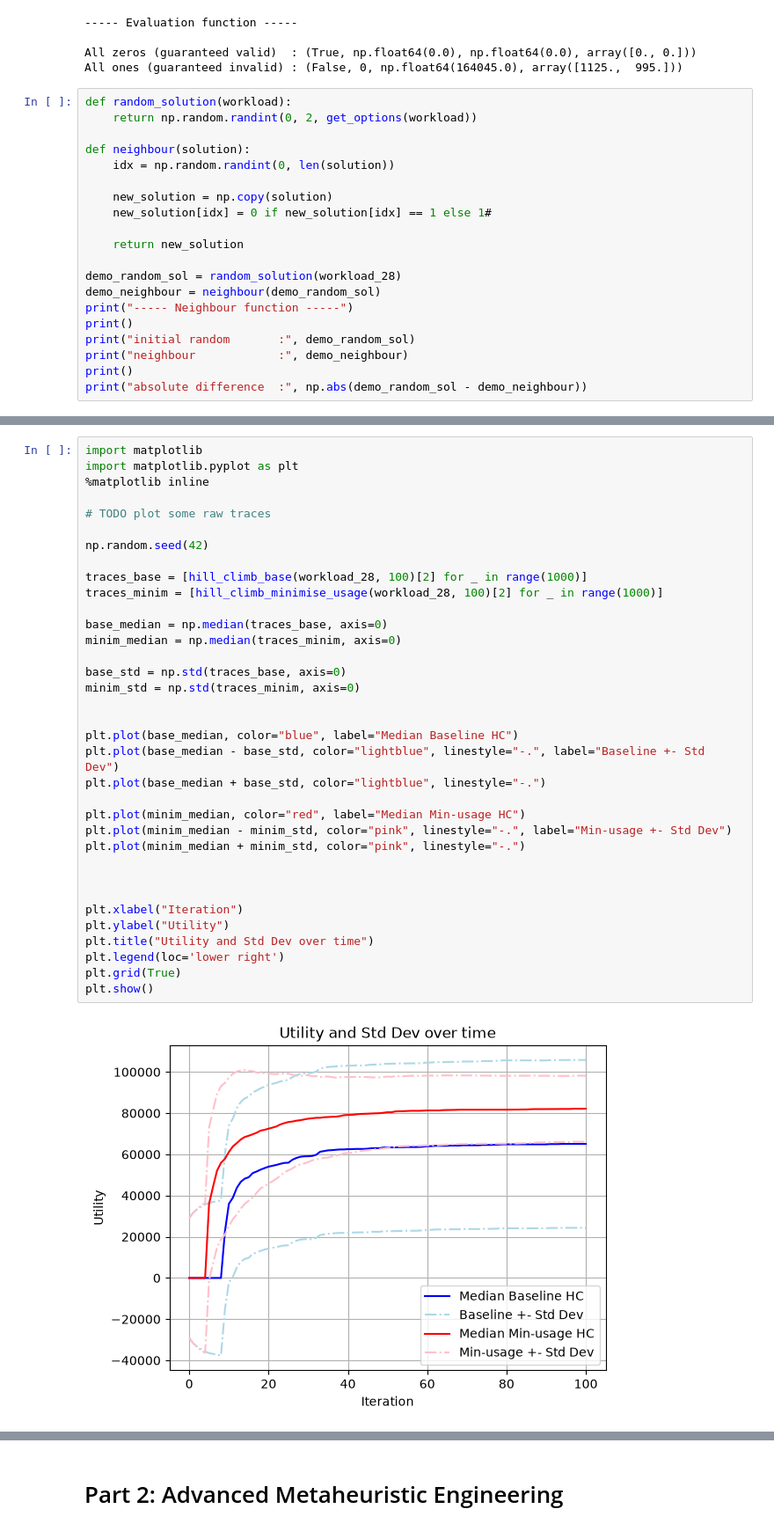
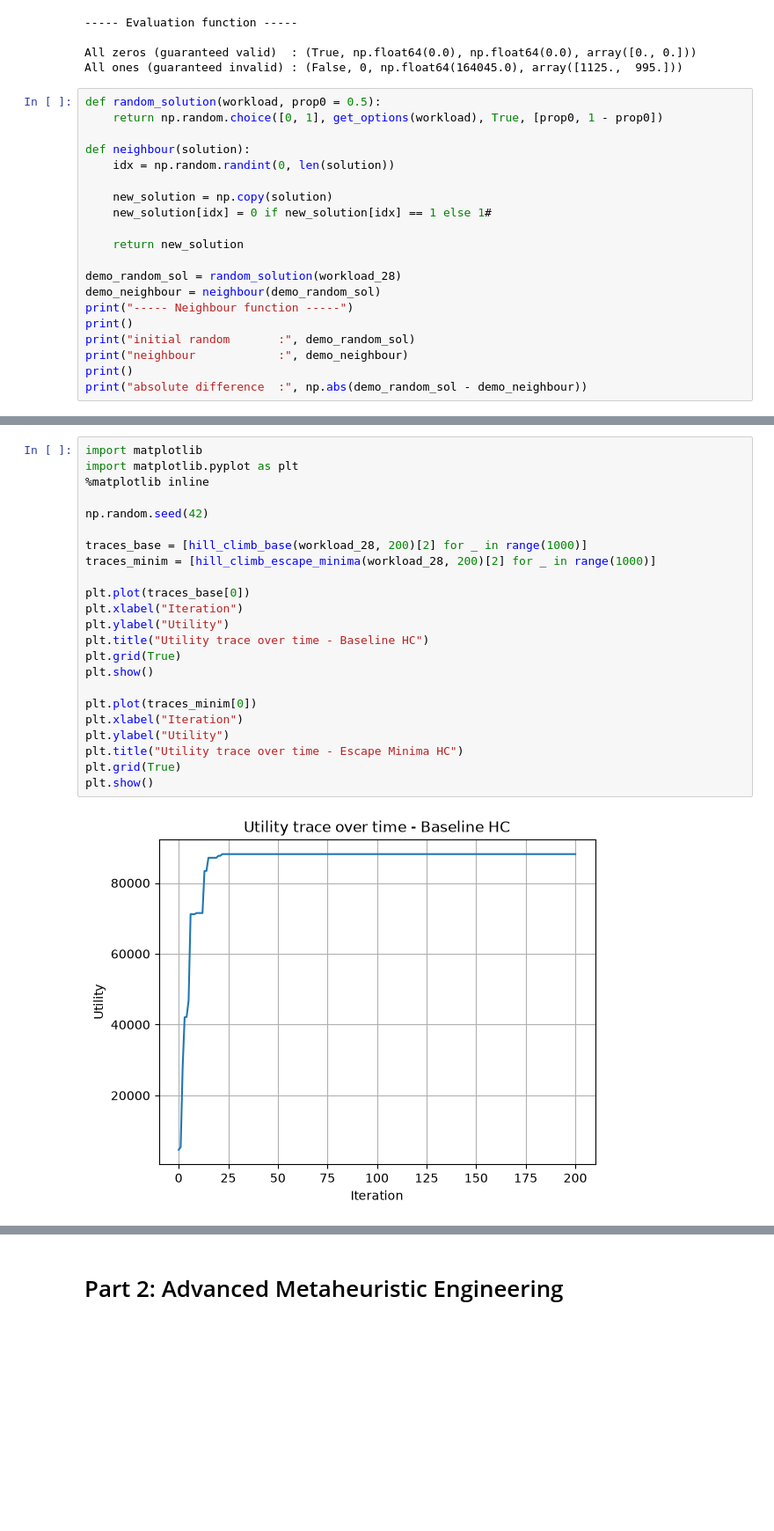
Before and after one commit to AyOhEe/CSCU9YE-Assignment, a Jupyter notebook: 3423815.ipynb, the cells around one changed output, grey strips where cells are left out. Shown at 88% size. Drawn from its saved outputs; the diff is of its cells as text; blank space fills up the shorter version.

```diff
--- a/3423815.ipynb
+++ b/3423815.ipynb
@@ -56,8 +58,8 @@ print("All ones (guaranteed invalid) :", evaluate(workload_28, np.ones(28)))
 All zeros (guaranteed valid)  : (True, np.float64(0.0), np.float64(0.0), array([0., 0.]))
 All ones (guaranteed invalid) : (False, 0, np.float64(164045.0), array([1125.,  995.]))
 # %%
-def random_solution(workload):
-    return np.random.randint(0, 2, get_options(workload))
+def random_solution(workload, prop0 = 0.5):
+    return np.random.choice([0, 1], get_options(workload), True, [prop0, 1 - prop0])
 
 def neighbour(solution):
     idx = np.random.randint(0, len(solution))
@@ -129,37 +133,25 @@ def hill_climb_minimise_usage(workload, n):
 # %%
 import matplotlib
 import matplotlib.pyplot as plt
 %matplotlib inline
 
-# TODO plot some raw traces
-
 np.random.seed(42)
 
-traces_base = [hill_climb_base(workload_28, 100)[2] for _ in range(1000)]
-traces_minim = [hill_climb_minimise_usage(workload_28, 100)[2] for _ in range(1000)]
+traces_base = [hill_climb_base(workload_28, 200)[2] for _ in range(1000)]
+traces_minim = [hill_climb_escape_minima(workload_28, 200)[2] for _ in range(1000)]
 
-base_median = np.median(traces_base, axis=0)
-minim_median = np.median(traces_minim, axis=0)
-
-base_std = np.std(traces_base, axis=0)
-minim_std = np.std(traces_minim, axis=0)
-
-
-plt.plot(base_median, color="blue", label="Median Baseline HC")
-plt.plot(base_median - base_std, color="lightblue", linestyle="-.", label="Baseline +- Std Dev")
-plt.plot(base_median + base_std, color="lightblue", linestyle="-.")
-
-plt.plot(minim_median, color="red", label="Median Min-usage HC")
-plt.plot(minim_median - minim_std, color="pink", linestyle="-.", label="Min-usage +- Std Dev")
-plt.plot(minim_median + minim_std, color="pink", linestyle="-.")
-
-
-
+plt.plot(traces_base[0])
 plt.xlabel("Iteration")
 plt.ylabel("Utility")
-plt.title("Utility and Std Dev over time")
-plt.legend(loc='lower right')
+plt.title("Utility trace over time - Baseline HC")
 plt.grid(True)
 plt.show()
+
+plt.plot(traces_minim[0])
+plt.xlabel("Iteration")
+plt.ylabel("Utility")
+plt.title("Utility trace over time - Escape Minima HC")
+plt.grid(True)
+plt.show()
 # %% [output]
-[figure, old version]
+[figure, new version]
```
Also changed, not shown: parts of 7 cells of this notebook.
